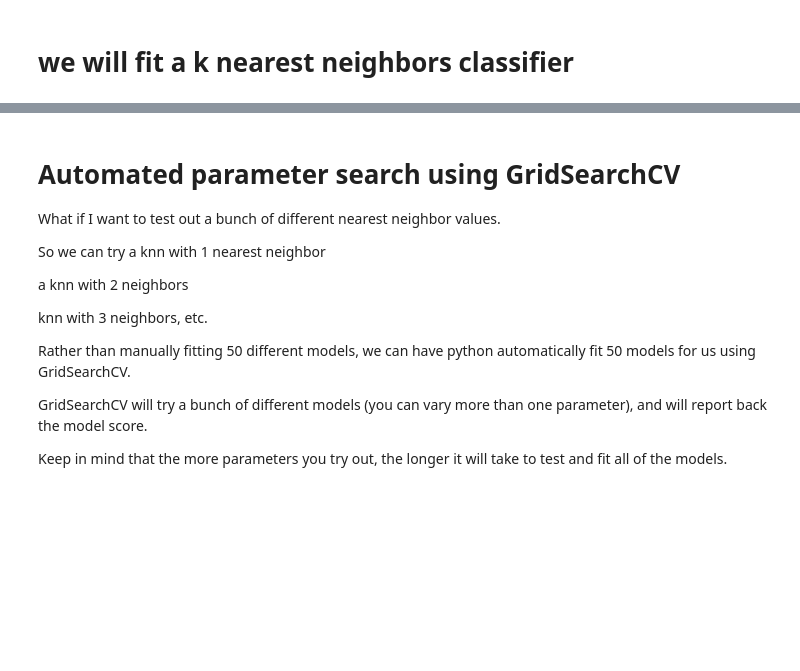
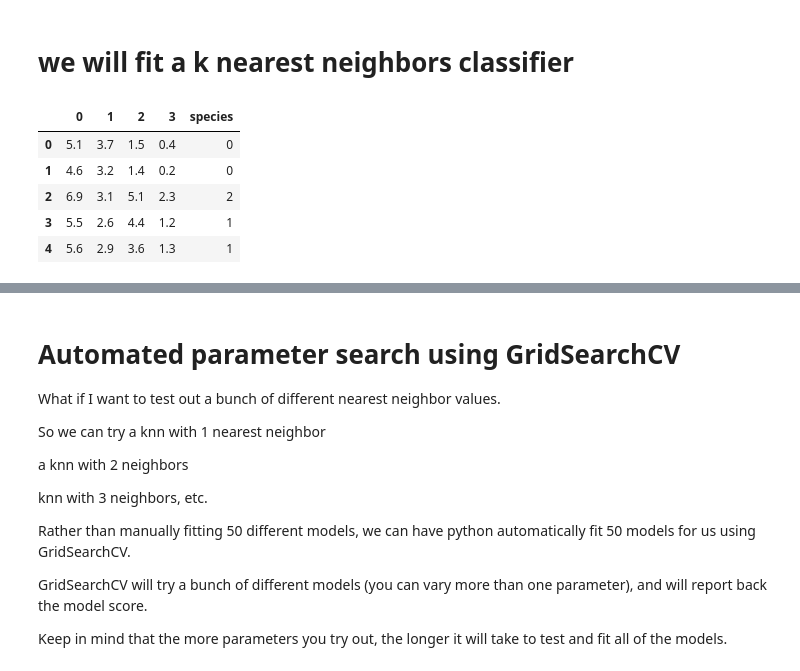
Before and after one commit to smileschen/2019-fa-stats131, a Jupyter notebook: 08-01 traintestsplit_gridsearchcv.ipynb, the cells around one changed output, grey strips where cells are left out. Drawn from its saved outputs; the diff is of its cells as text; code cells hidden in the pictures; blank space fills up the shorter version.

```diff
--- a/08-01 traintestsplit_gridsearchcv.ipynb
+++ b/08-01 traintestsplit_gridsearchcv.ipynb
@@ -80,5 +164,12 @@ import seaborn as sns
 import matplotlib.pyplot as plt
 # %%
 dat = pd.DataFrame(X_train)
-dat.columns = iris.feature_names
-print(sns.pairplot(dat))
+dat['species'] = pd.DataFrame(y_train)
+dat.head()
+# %% [output]
+|  | 0 | 1 | 2 | 3 | species |
+| 0 | 5.1 | 3.7 | 1.5 | 0.4 | 0 |
+| 1 | 4.6 | 3.2 | 1.4 | 0.2 | 0 |
+| 2 | 6.9 | 3.1 | 5.1 | 2.3 | 2 |
+| 3 | 5.5 | 2.6 | 4.4 | 1.2 | 1 |
+| 4 | 5.6 | 2.9 | 3.6 | 1.3 | 1 |
```
Also changed, not shown: parts of 34 cells of this notebook.
